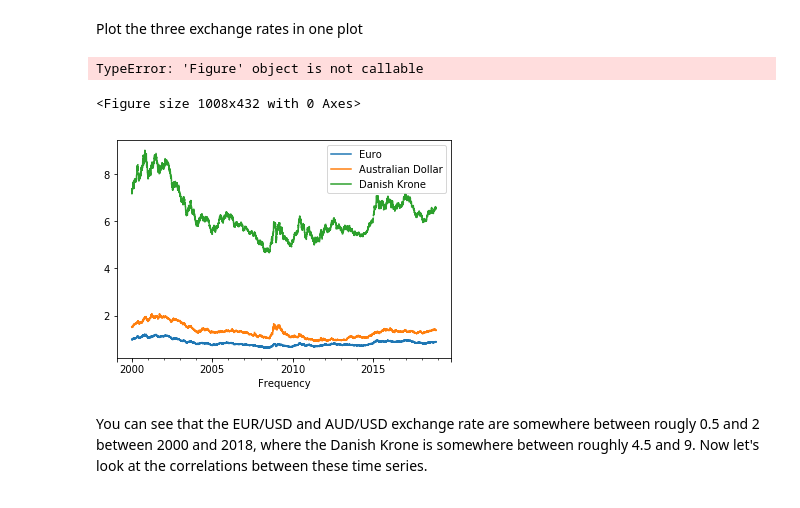
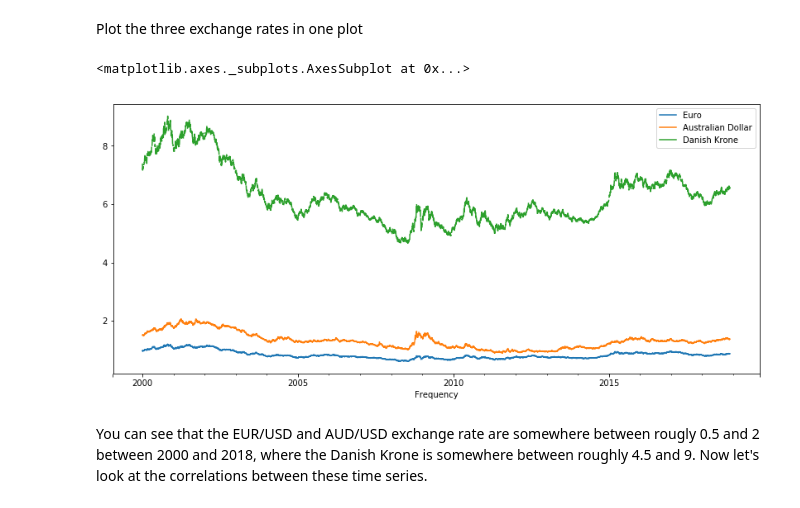
Before and after one commit to fleralle/dsc-corr-autocorr-in-time-series-lab-houston-ds-042219, a Jupyter notebook: index.ipynb, the cells around one changed output. Cells and saved outputs as stored; diff of their text form; code cells hidden in the pictures.

```diff
--- a/index.ipynb
+++ b/index.ipynb
@@ -41,10 +41,10 @@ Plot the three exchange rates in one plot
 # %%
 # your code here
 xrate_ts.plot(figsize=(14,6))
+plt.title
 # %% [output]
-TypeError: 'Figure' object is not callable
+<matplotlib.axes._subplots.AxesSubplot at 0x...>
-<Figure size 1008x432 with 0 Axes>
-[figure, old version]
+[figure, new version]
 # %% [markdown]
 You can see that the EUR/USD and AUD/USD exchange rate are somewhere between rougly 0.5 and 2 between 2000 and 2018, where the Danish Krone is somewhere between roughly 4.5 and 9. Now let's look at the correlations between these time series.
 # %%
```
